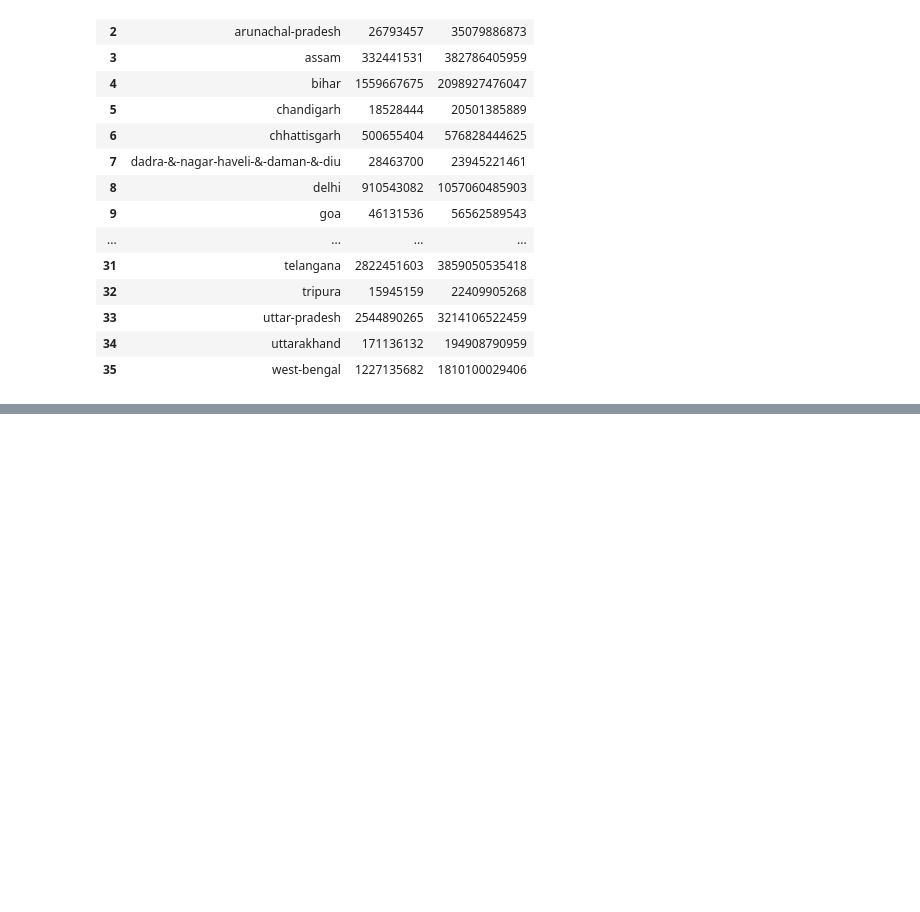
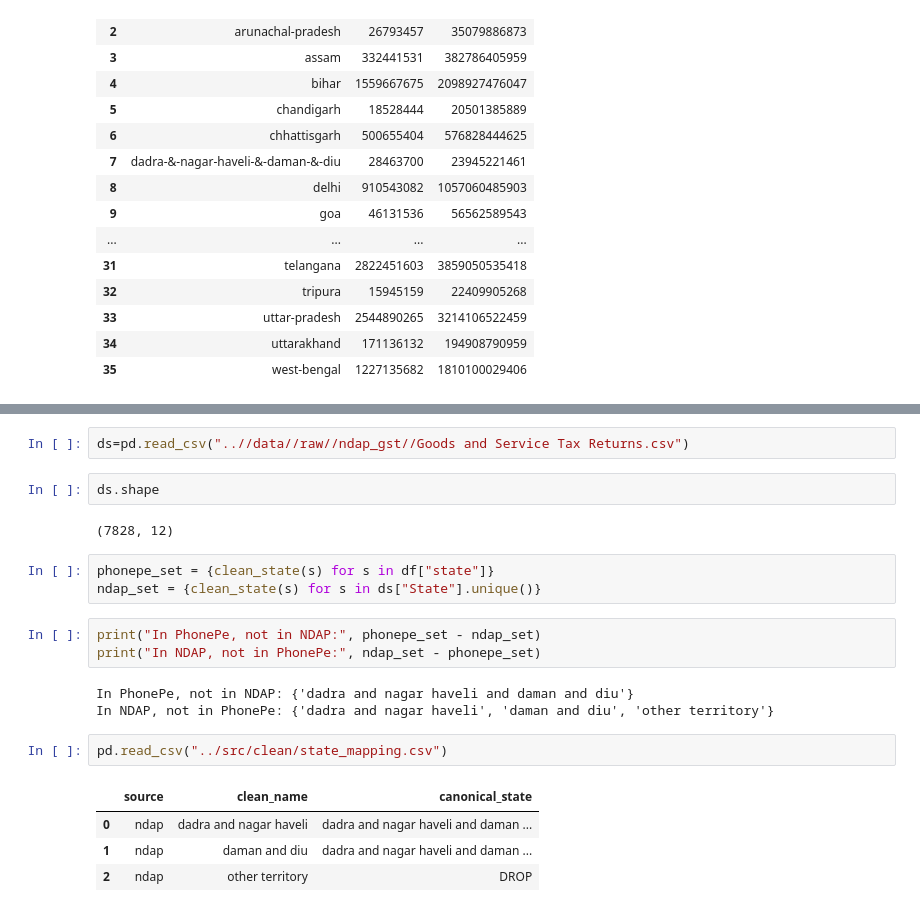
Before and after one commit to girishshirsat/India-Digital-Spending-Tax-Health-Monitor, a Jupyter notebook: notebooks/00_feasibility_check.ipynb, the cells around one changed output, grey strips where cells are left out. Drawn from its saved outputs; the diff is of its cells as text; blank space fills up the shorter version.

```diff
--- a/notebooks/00_feasibility_check.ipynb
+++ b/notebooks/00_feasibility_check.ipynb
@@ -185,3 +191,25 @@ df
 | 25 | maharashtra | 2024 | 2 | 3063494802 | 3573189333587 |
 | 26 | maharashtra | 2024 | 3 | 3287403995 | 3687268662139 |
 | 27 | maharashtra | 2024 | 4 | 3634231839 | 4151028450887 |
+# %%
+ds=pd.read_csv("..//data//raw//ndap_gst//Goods and Service Tax Returns.csv")
+# %%
+ds.shape
+# %% [output]
+(7828, 12)
+# %%
+phonepe_set = {clean_state(s) for s in df["state"]}
+ndap_set = {clean_state(s) for s in ds["State"].unique()}
+# %%
+print("In PhonePe, not in NDAP:", phonepe_set - ndap_set)
+print("In NDAP, not in PhonePe:", ndap_set - phonepe_set)
+# %% [output]
+In PhonePe, not in NDAP: {'dadra and nagar haveli and daman and diu'}
+In NDAP, not in PhonePe: {'dadra and nagar haveli', 'daman and diu', 'other territory'}
+# %%
+pd.read_csv("../src/clean/state_mapping.csv")
+# %% [output]
+|  | source | clean_name | canonical_state |
+| 0 | ndap | dadra and nagar haveli | dadra and nagar haveli and daman ... |
+| 1 | ndap | daman and diu | dadra and nagar haveli and daman ... |
+| 2 | ndap | other territory | DROP |
```
Also changed, not shown: parts of 12 cells of this notebook, 5 other files.
